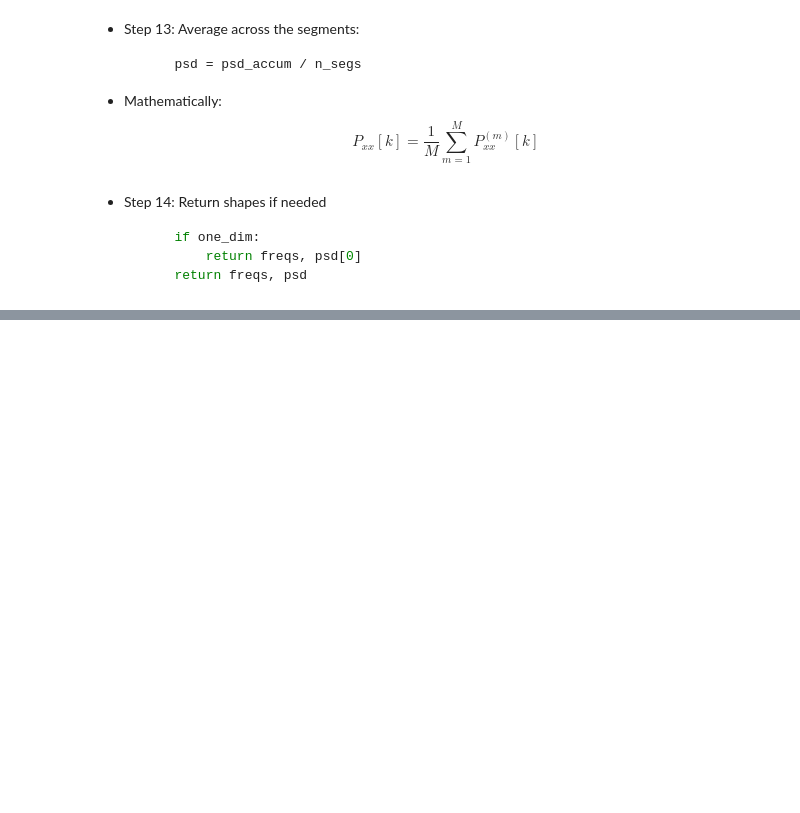
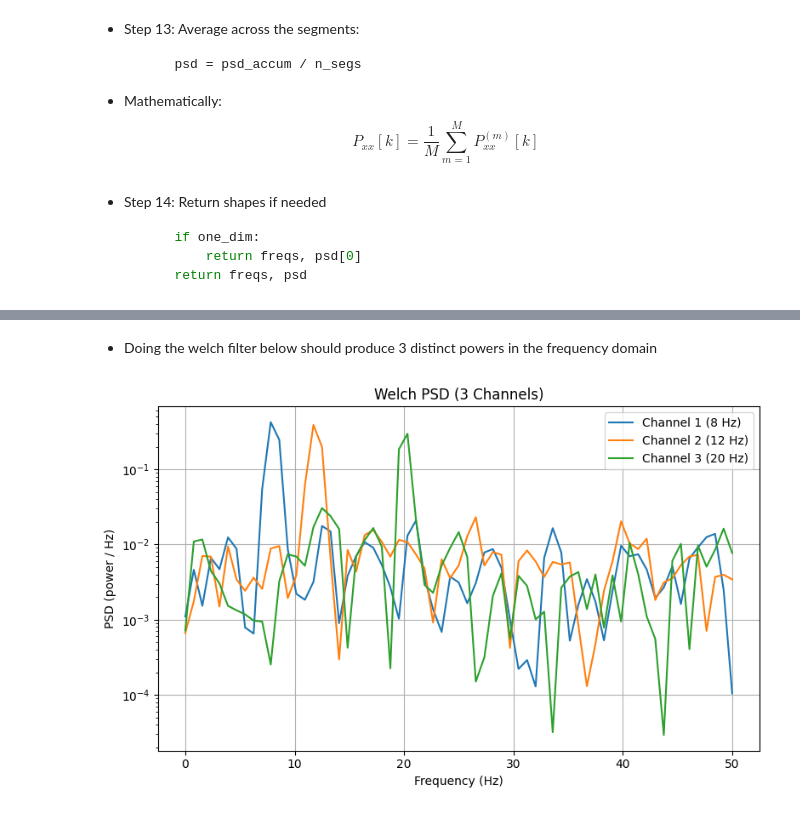
Before and after one commit to rgantonio/chronomatica, a Jupyter notebook: math/welch_filter.ipynb, the cells around one changed output, grey strips where cells are left out. Cells and saved outputs as stored; diff of their text form; code cells hidden in the pictures; blank space fills up the shorter version.

```diff
--- a/math/welch_filter.ipynb
+++ b/math/welch_filter.ipynb
@@ -418,0 +498,20 @@ $$\hat{P}_{xx}[k] = \frac{1}{M} \sum_{m=1}^M P_{xx}^{(m)} [k] $$
+# %% [markdown]
+- Doing the welch filter below should produce 3 distinct powers in the frequency domain
+# %%
+freqs, psd = welch_manual(X, fs=fs, nperseg=128)
+
+plt.figure(figsize=(8, 5))
+
+plt.semilogy(freqs, psd[0], label="Channel 1 (8 Hz)")
+plt.semilogy(freqs, psd[1], label="Channel 2 (12 Hz)")
+plt.semilogy(freqs, psd[2], label="Channel 3 (20 Hz)")
+
+plt.xlabel("Frequency (Hz)")
+plt.ylabel("PSD (power / Hz)")
+plt.title("Welch PSD (3 Channels)")
+plt.legend()
+plt.grid(True)
+plt.tight_layout()
+plt.show()
+# %% [output]
+[figure, added]
```
Also changed, not shown: parts of 8 cells of this notebook.
